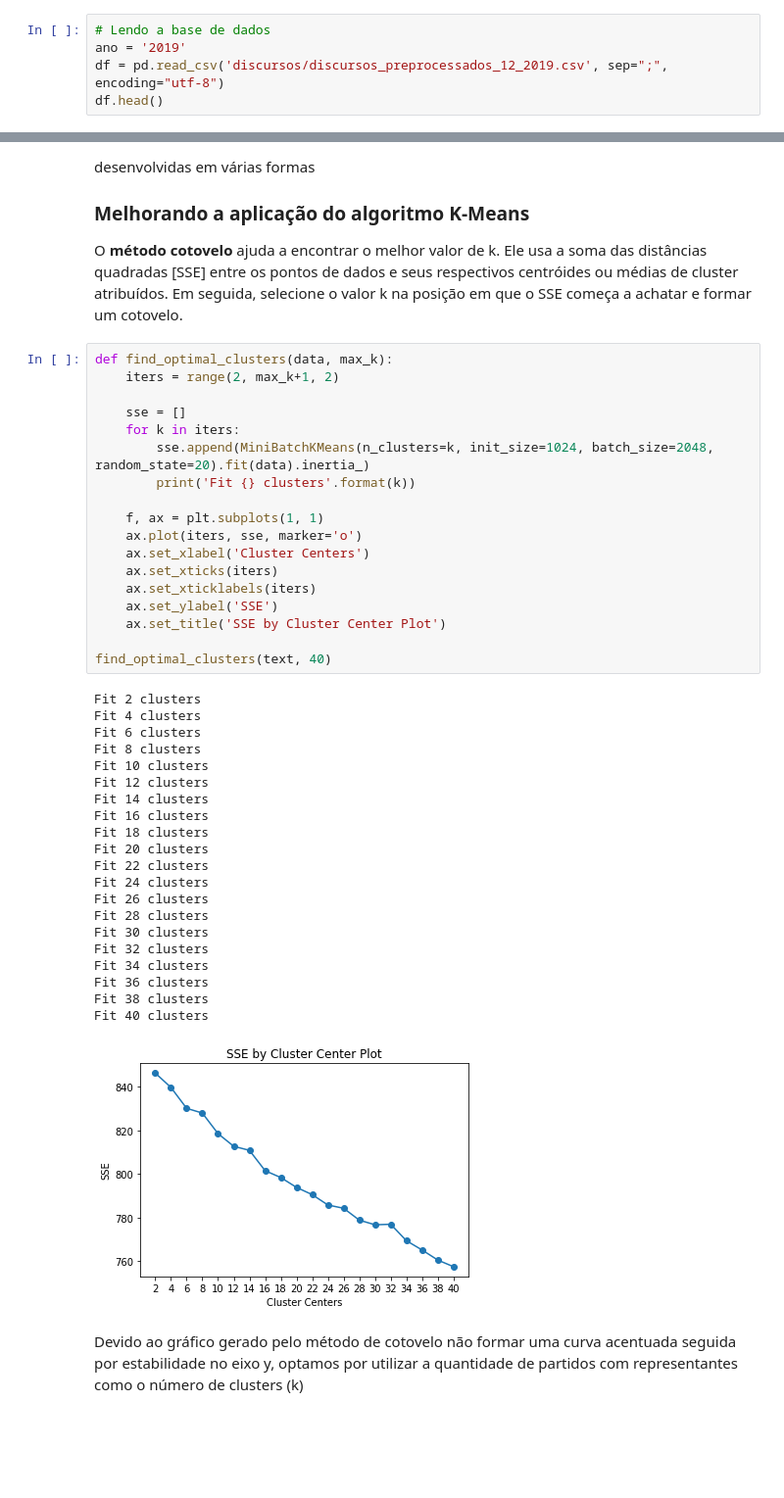
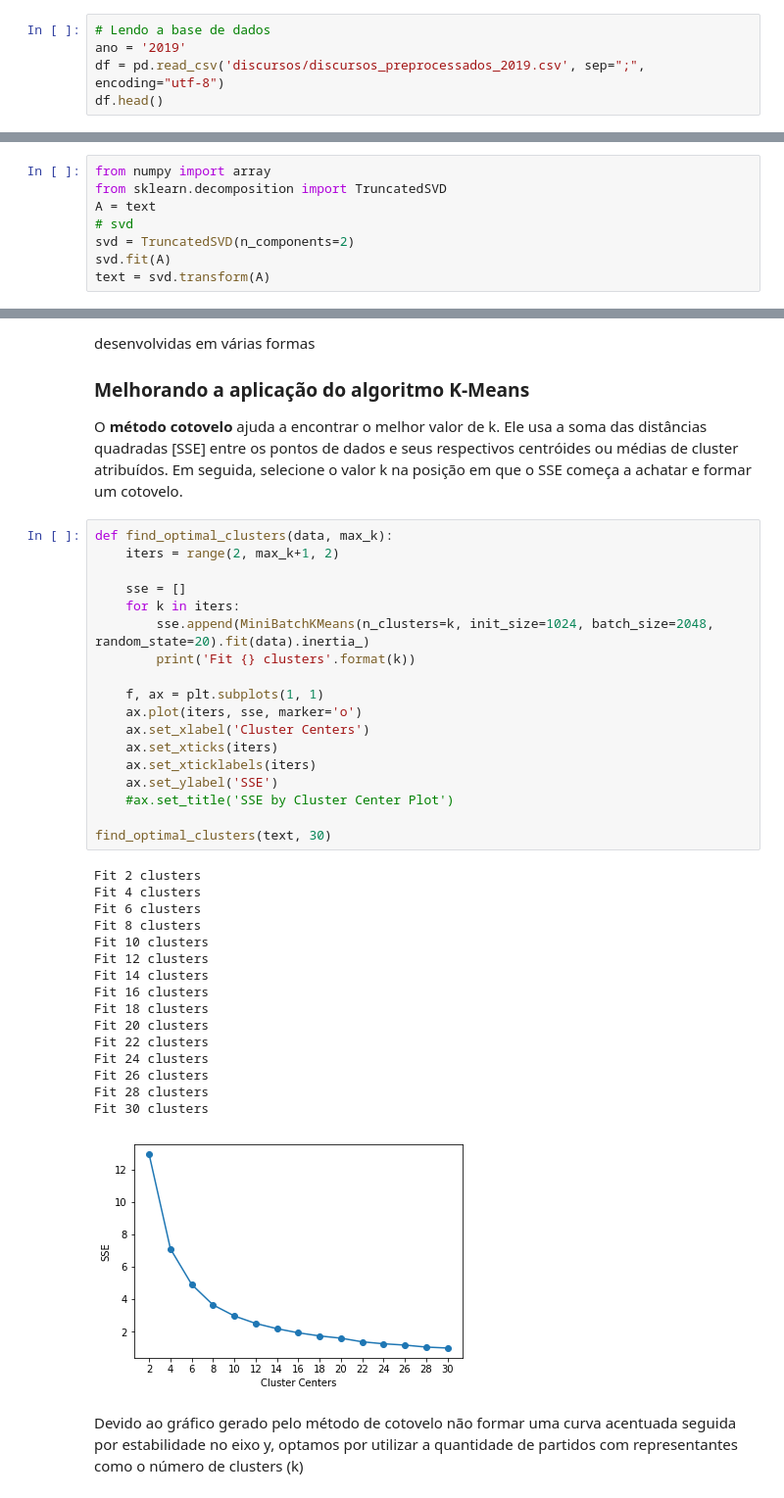
Before and after one commit to ricardopolato/coesaopartidaria, a Jupyter notebook: 1.3. Aplicação de métodos de agrupamento - discursos.ipynb, the cells around one changed output, grey strips where cells are left out. Shown: that part at 98% size. Drawn from its saved outputs; the diff is of its cells as text; blank space fills up the shorter version.

```diff
--- a/1.3. Aplicação de métodos de agrupamento - discursos.ipynb
+++ b/1.3. Aplicação de métodos de agrupamento - discursos.ipynb
@@ -9,7 +9,7 @@ import matplotlib.pyplot as plt
 # %%
 # Lendo a base de dados
 ano = '2019'
-df = pd.read_csv('discursos/discursos_preprocessados_12_2019.csv', sep=";", encoding="utf-8")
+df = pd.read_csv('discursos/discursos_preprocessados_2019.csv', sep=";", encoding="utf-8")
 df.head()
 # %% [output]
 |  | Data | Sessão | Fase | Discurso | Hora | Publicação | NomeOrador | Partido | Estado | TextoDiscurso |
@@ -70,3 +79,11 @@ df_tfidf.head()
+# %%
+from numpy import array
+from sklearn.decomposition import TruncatedSVD
+A = text
+# svd
+svd = TruncatedSVD(n_components=2)
+svd.fit(A)
+text = svd.transform(A)
 # %% [markdown]
 ## Similaridade por Clusterização
 # %% [markdown]
@@ -93,41 +108,36 @@ def find_optimal_clusters(data, max_k):
     iters = range(2, max_k+1, 2)
 
     sse = []
     for k in iters:
         sse.append(MiniBatchKMeans(n_clusters=k, init_size=1024, batch_size=2048, random_state=20).fit(data).inertia_)
         print('Fit {} clusters'.format(k))
 
     f, ax = plt.subplots(1, 1)
     ax.plot(iters, sse, marker='o')
     ax.set_xlabel('Cluster Centers')
     ax.set_xticks(iters)
     ax.set_xticklabels(iters)
     ax.set_ylabel('SSE')
-    ax.set_title('SSE by Cluster Center Plot')
+    #ax.set_title('SSE by Cluster Center Plot')
 
-find_optimal_clusters(text, 40)
+find_optimal_clusters(text, 30)
 # %% [output]
 Fit 2 clusters
 Fit 4 clusters
 Fit 6 clusters
 Fit 8 clusters
 Fit 10 clusters
 Fit 12 clusters
 Fit 14 clusters
 Fit 16 clusters
 Fit 18 clusters
 Fit 20 clusters
 Fit 22 clusters
 Fit 24 clusters
 Fit 26 clusters
 Fit 28 clusters
 Fit 30 clusters
-Fit 32 clusters
-Fit 34 clusters
-Fit 36 clusters
-Fit 38 clusters
-Fit 40 clusters
-[figure, old version]
+[figure, new version]
 # %% [markdown]
 Devido ao gráfico gerado pelo método de cotovelo não formar uma curva acentuada seguida por estabilidade no eixo y, optamos por utilizar a quantidade de partidos com representantes como o número de clusters (k)
 # %%
```
Also changed, not shown: parts of 15 cells of this notebook, 1 other file.
